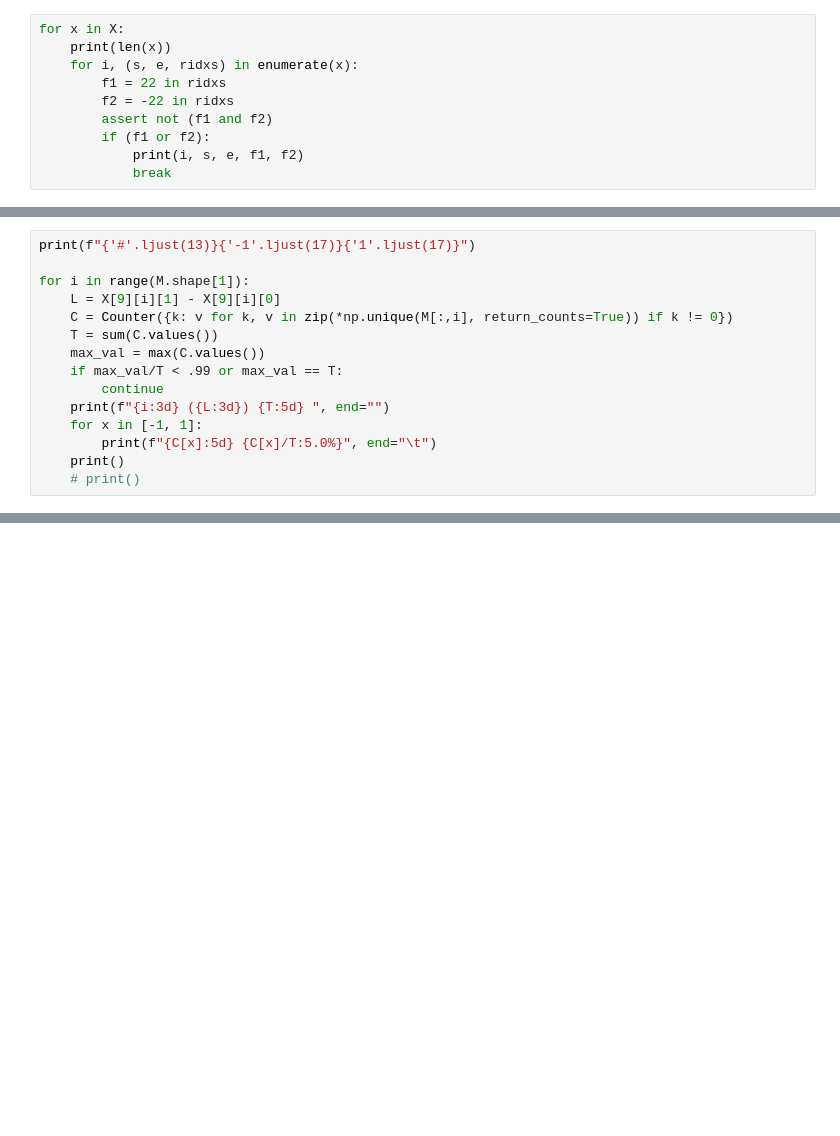
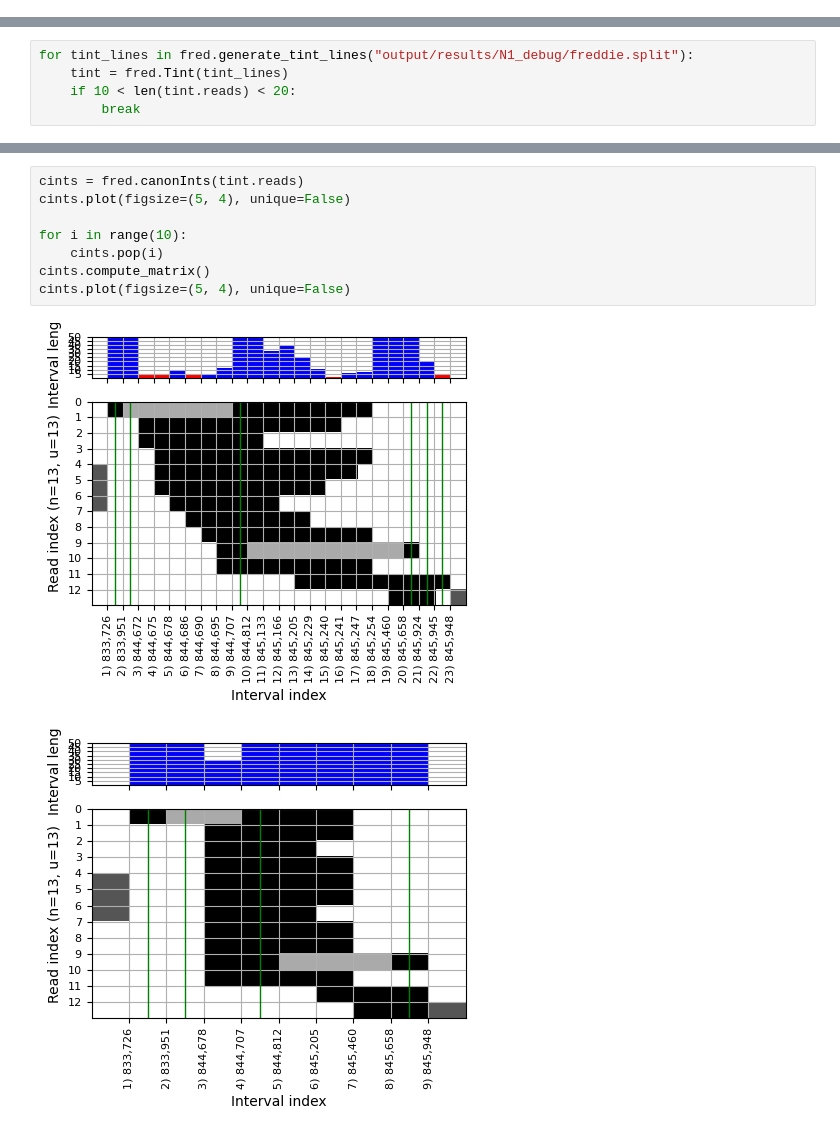
Before and after one commit to baraaorabi/freddie-sc, a Jupyter notebook: seg-dev.ipynb, the cells around one changed output, grey strips where cells are left out. Drawn from its saved outputs; the diff is of its cells as text; blank space fills up the shorter version.

```diff
--- a/seg-dev.ipynb
+++ b/seg-dev.ipynb
@@ -544,10 +0,0 @@ _ = plot_large_intervals(L,unique=False)
-# %%
-for x in X:
-    print(len(x))
-    for i, (s, e, ridxs) in enumerate(x):
-        f1 = 22 in ridxs
-        f2 = -22 in ridxs
-        assert not (f1 and f2)
-        if (f1 or f2):
-            print(i, s, e, f1, f2)
-            break
@@ -617,15 +0,0 @@ L
-# %%
-print(f"{'#'.ljust(13)}{'-1'.ljust(17)}{'1'.ljust(17)}")
-
-for i in range(M.shape[1]):
-    L = X[9][i][1] - X[9][i][0]
-    C = Counter({k: v for k, v in zip(*np.unique(M[:,i], return_counts=True)) if k != 0})
-    T = sum(C.values())
-    max_val = max(C.values())
-    if max_val/T < .99 or max_val == T:
-        continue
-    print(f"{i:3d} ({L:3d}) {T:5d} ", end="")
-    for x in [-1, 1]:
-        print(f"{C[x]:5d} {C[x]/T:5.0%}", end="\t")
-    print()
-    # print()
@@ -797,0 +6,5 @@ INTERVALS
+# %%
+for tint_lines in fred.generate_tint_lines("output/results/N1_debug/freddie.split"):
+    tint = fred.Tint(tint_lines)
+    if 10 < len(tint.reads) < 20:
+        break
@@ -797,0 +27,11 @@ INTERVALS
+# %%
+cints = fred.canonInts(tint.reads)
+cints.plot(figsize=(5, 4), unique=False)
+
+for i in range(10):
+    cints.pop(i)
+cints.compute_matrix()
+cints.plot(figsize=(5, 4), unique=False)
+# %% [output]
+[figure, added]
+[figure, added]
```
Also changed, not shown: parts of 47 cells of this notebook, 3 other files.
